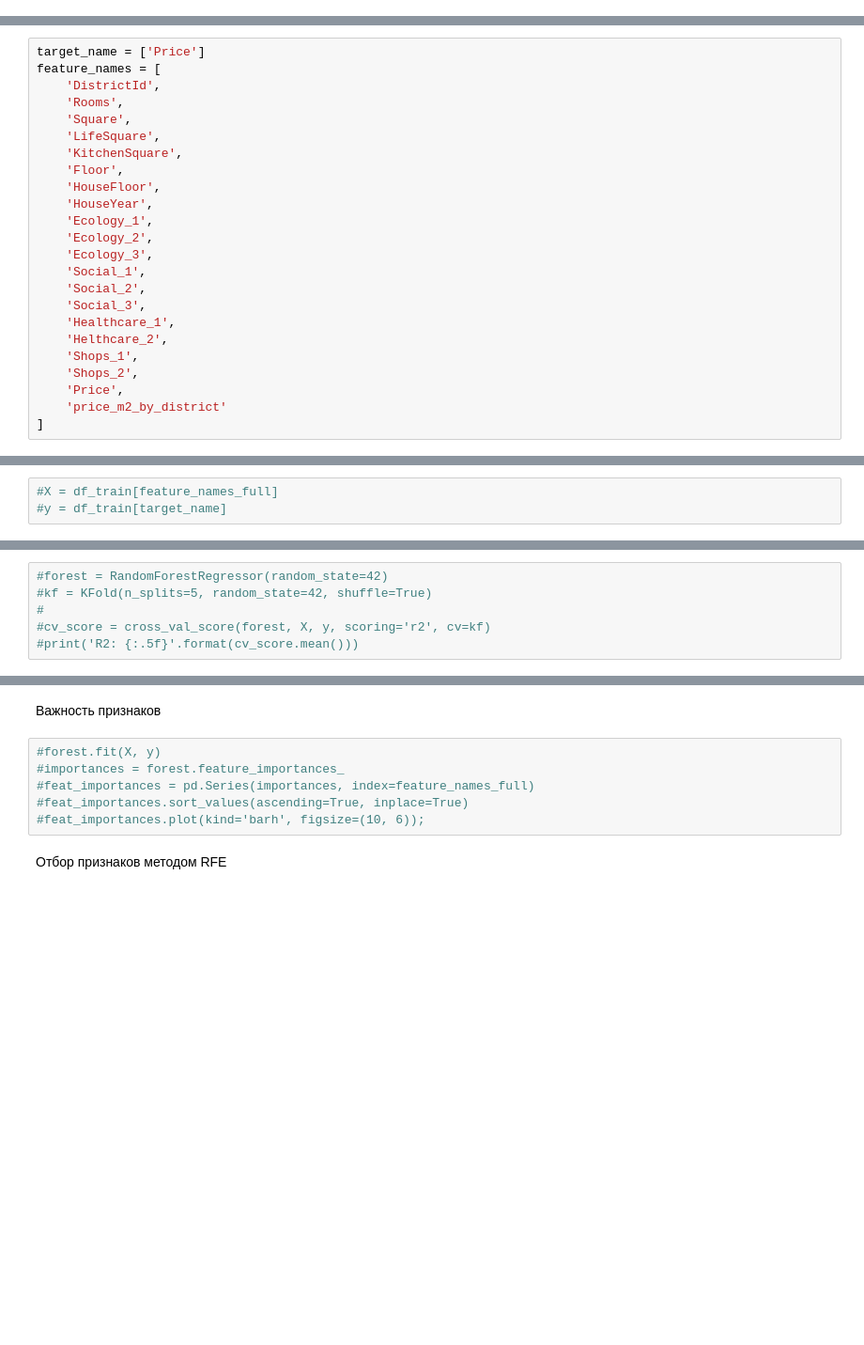
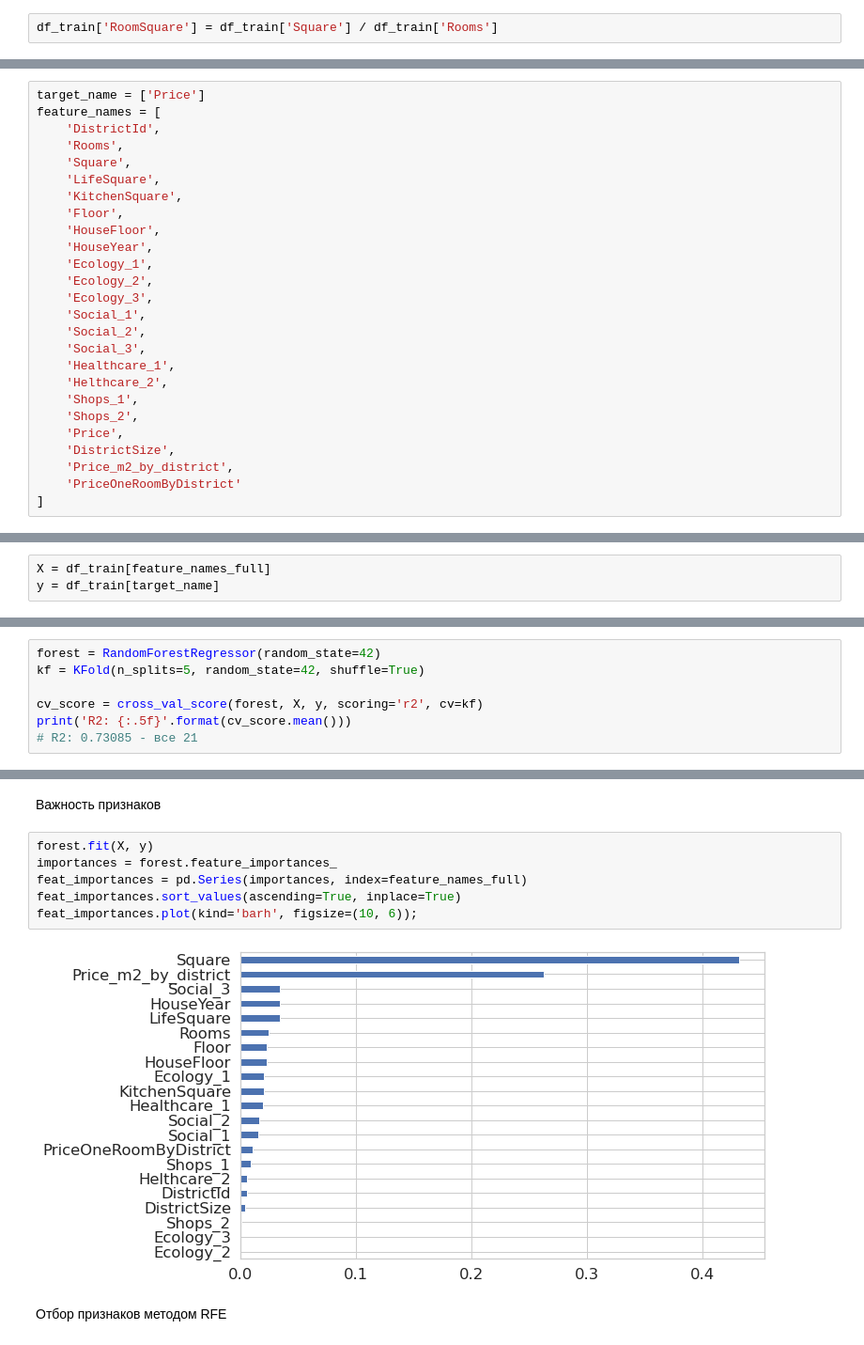
Before and after one commit to alvlagus/Python_for_Data_Science, a Jupyter notebook: Course_project/gusev_solution.ipynb, the cells around one changed output, grey strips where cells are left out. Shown at 94% size. Cells and saved outputs as stored; diff of their text form; blank space fills up the shorter version.

```diff
--- a/Course_project/gusev_solution.ipynb
+++ b/Course_project/gusev_solution.ipynb
@@ -816,0 +843,2 @@ df_train
+# %%
+df_train['RoomSquare'] = df_train['Square'] / df_train['Rooms']
@@ -840,7 +870,9 @@ feature_names = [
     'Shops_1',
     'Shops_2',
     'Price',
-    'price_m2_by_district'
+    'DistrictSize',
+    'Price_m2_by_district',
+    'PriceOneRoomByDistrict'
 ]
 # %%
 feature_names_full = [feature for feature in feature_names if feature not in ['Price']]
@@ -873,11 +882,12 @@ feature_names = [
 # %%
-#X = df_train[feature_names_full]
-#y = df_train[target_name]
+X = df_train[feature_names_full]
+y = df_train[target_name]
 # %% [markdown]
 ### Построение модели Random Forest
 # %%
-#forest = RandomForestRegressor(random_state=42)
-#kf = KFold(n_splits=5, random_state=42, shuffle=True)
-#
-#cv_score = cross_val_score(forest, X, y, scoring='r2', cv=kf)
-#print('R2: {:.5f}'.format(cv_score.mean()))
+forest = RandomForestRegressor(random_state=42)
+kf = KFold(n_splits=5, random_state=42, shuffle=True)
+
+cv_score = cross_val_score(forest, X, y, scoring='r2', cv=kf)
+print('R2: {:.5f}'.format(cv_score.mean()))
+# R2: 0.73085 - все 21
@@ -884,11 +896,13 @@ feature_names = [
 # %% [markdown]
 Важность признаков
 # %%
-#forest.fit(X, y)
-#importances = forest.feature_importances_
-#feat_importances = pd.Series(importances, index=feature_names_full)
-#feat_importances.sort_values(ascending=True, inplace=True)
-#feat_importances.plot(kind='barh', figsize=(10, 6));
+forest.fit(X, y)
+importances = forest.feature_importances_
+feat_importances = pd.Series(importances, index=feature_names_full)
+feat_importances.sort_values(ascending=True, inplace=True)
+feat_importances.plot(kind='barh', figsize=(10, 6));
+# %% [output]
+[figure, added]
 # %% [markdown]
 Отбор признаков методом RFE
 # %%
```
Also changed, not shown: parts of 37 cells of this notebook.
